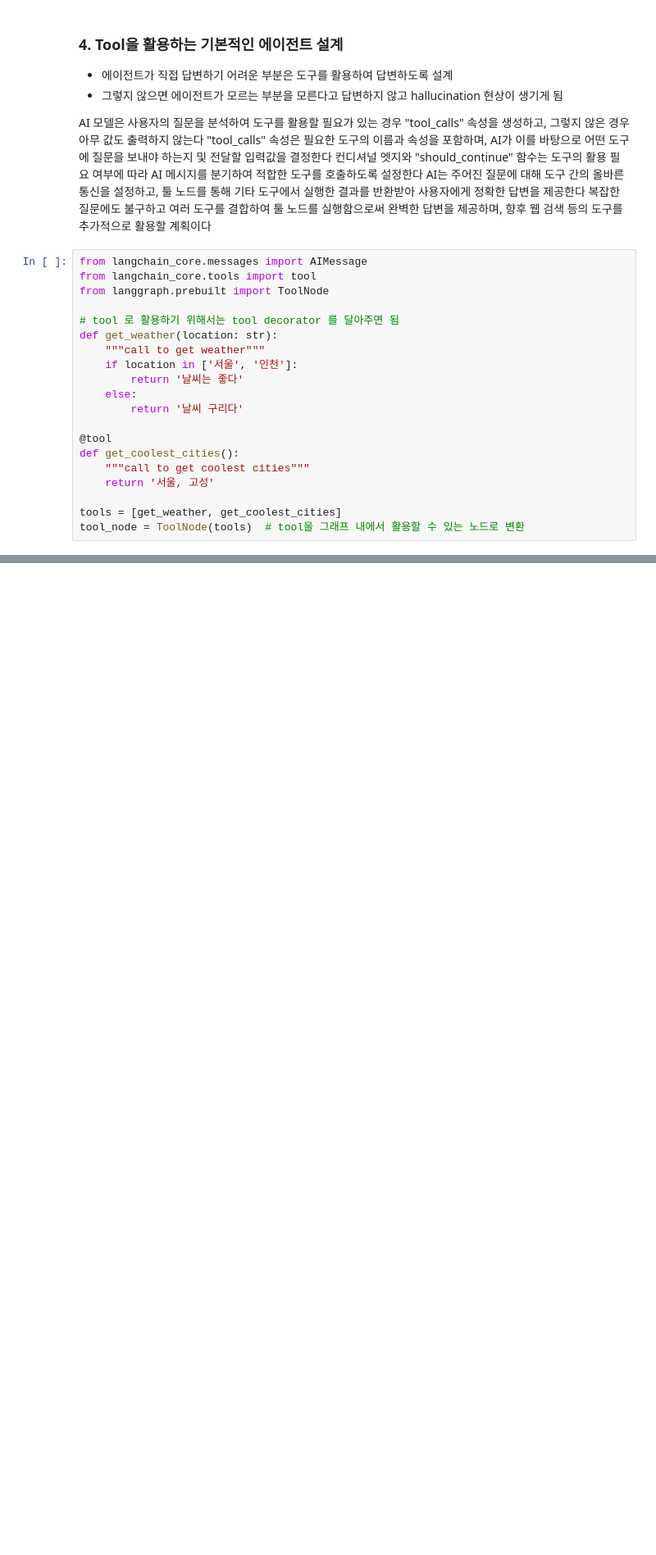
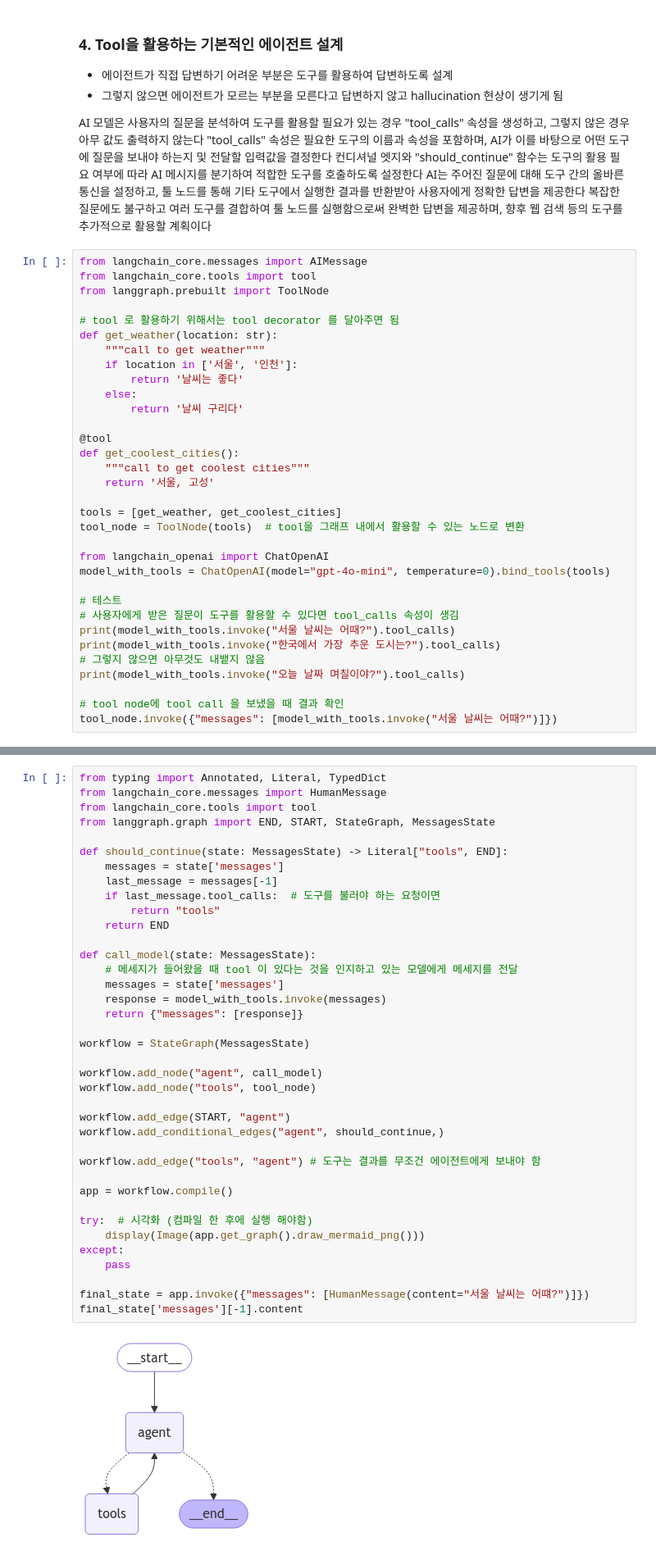
Before and after one commit to Yeji-Shin/ai_agent_framework, a Jupyter notebook: langgraph/sample.ipynb, the cells around one changed output, grey strips where cells are left out. Shown: that part at 82% size. Cells and saved outputs as stored; diff of their text form; blank space fills up the shorter version.

Commit message:
Update langgraph sample

```diff
--- a/langgraph/sample.ipynb
+++ b/langgraph/sample.ipynb
@@ -249,3 +249,16 @@ def get_coolest_cities():
 
 tools = [get_weather, get_coolest_cities]
 tool_node = ToolNode(tools)  # tool을 그래프 내에서 활용할 수 있는 노드로 변환
+
+from langchain_openai import ChatOpenAI
+model_with_tools = ChatOpenAI(model="gpt-4o-mini", temperature=0).bind_tools(tools)
+
+# 테스트
+# 사용자에게 받은 질문이 도구를 활용할 수 있다면 tool_calls 속성이 생김
+print(model_with_tools.invoke("서울 날씨는 어때?").tool_calls)
+print(model_with_tools.invoke("한국에서 가장 추운 도시는?").tool_calls)
+# 그렇지 않으면 아무것도 내뱉지 않음
+print(model_with_tools.invoke("오늘 날짜 며칠이야?").tool_calls)
+
+# tool node에 tool call 을 보냈을 때 결과 확인
+tool_node.invoke({"messages": [model_with_tools.invoke("서울 날씨는 어때?")]})
@@ -251,0 +267,40 @@ tool_node = ToolNode(tools)  # tool을 그래프 내에서 활용할 수 있는
+# %%
+from typing import Annotated, Literal, TypedDict
+from langchain_core.messages import HumanMessage
+from langchain_core.tools import tool
+from langgraph.graph import END, START, StateGraph, MessagesState
+
+def should_continue(state: MessagesState) -> Literal["tools", END]:
+    messages = state['messages']
+    last_message = messages[-1]
+    if last_message.tool_calls:  # 도구를 불러야 하는 요청이면
+        return "tools"
+    return END
+
+def call_model(state: MessagesState):
+    # 메세지가 들어왔을 때 tool 이 있다는 것을 인지하고 있는 모델에게 메세지를 전달
+    messages = state['messages']
+    response = model_with_tools.invoke(messages)
+    return {"messages": [response]}
+
+workflow = StateGraph(MessagesState)
+
+workflow.add_node("agent", call_model)
+workflow.add_node("tools", tool_node)
+
+workflow.add_edge(START, "agent")
+workflow.add_conditional_edges("agent", should_continue,)
+
+workflow.add_edge("tools", "agent") # 도구는 결과를 무조건 에이전트에게 보내야 함
+
+app = workflow.compile()
+
+try:  # 시각화 (컴파일 한 후에 실행 해야함)
+    display(Image(app.get_graph().draw_mermaid_png()))
+except:
+    pass
+
+final_state = app.invoke({"messages": [HumanMessage(content="서울 날씨는 어떄?")]})
+final_state['messages'][-1].content
+# %% [output]
+[figure, added]
```
Also changed, not shown: parts of 5 cells of this notebook.
